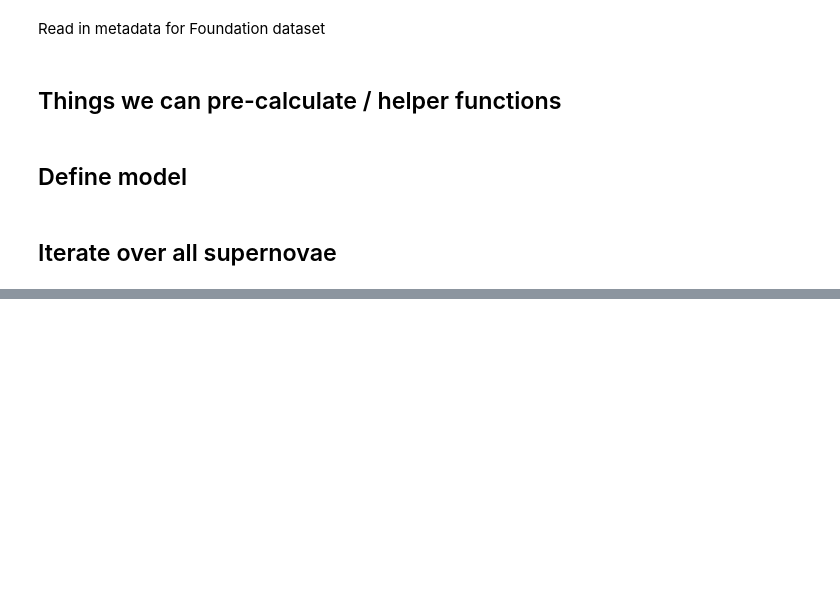
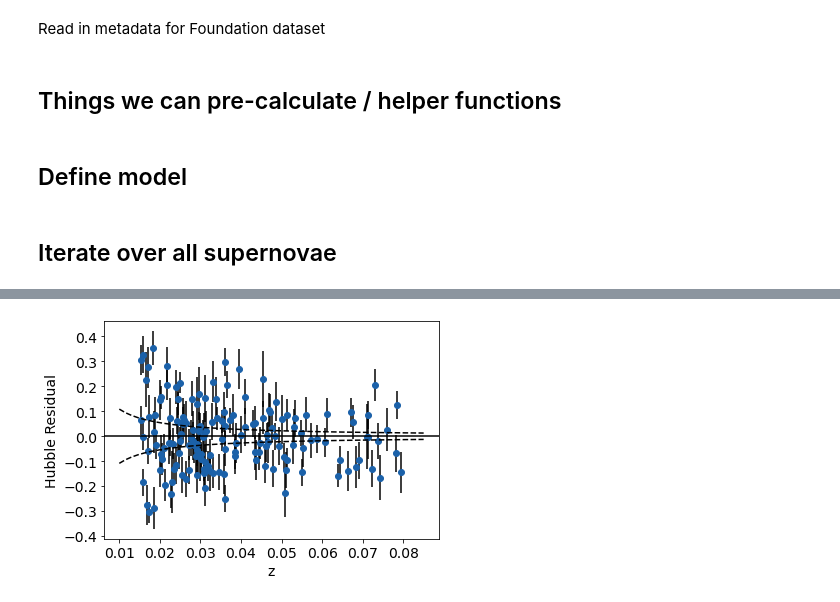
Before and after one commit to asmuzsoy/variational_bayesn, a Jupyter notebook: Foundation_Tensor_Fitting_BayeSN_Pyro.ipynb, the cells around one changed output, grey strips where cells are left out. Cells and saved outputs as stored; diff of their text form; code cells hidden in the pictures; blank space fills up the shorter version.

```diff
--- a/Foundation_Tensor_Fitting_BayeSN_Pyro.ipynb
+++ b/Foundation_Tensor_Fitting_BayeSN_Pyro.ipynb
@@ -848,0 +528,27 @@ np.savetxt("mcmc_at2016aj_samples.txt",[many_samples['mu_s'].numpy(),many_sample
+# %%
+g = plt.figure()
+plt.plot(laplace_vi_z_cmbs, laplace_vi_mus - np.array([cosmo.distmod(z).value for z in laplace_vi_z_cmbs]), 'o',color = (0.104,0.382,0.664))
+
+plt.errorbar(laplace_vi_z_cmbs, laplace_vi_mus - np.array([cosmo.distmod(z).value for z in laplace_vi_z_cmbs]), np.sqrt(laplace_vi_vars), linestyle = 'None', color = 'k')
+
+
+sigma_pec = 150
+c = 300000
+
+sigma_envelope = np.array([(5 / (z * np.log(10))) * (sigma_pec / c) for z in linspace_z])
+
+plt.plot(linspace_z, sigma_envelope, marker = 'None', linestyle = 'dashed', color = 'k')
+plt.plot(linspace_z, -sigma_envelope, marker = 'None', linestyle = 'dashed', color = 'k')
+
+plt.axhline(0., color = 'k')
+
+plt.xlabel("z", fontsize = 14)
+plt.ylabel("Hubble Residual", fontsize = 14)
+# plt.ylim(-1, 1)
+# plt.title("Foundation dataset residuals- VI initialized with Laplace", fontsize = 12)
+plt.xticks(fontsize = 14)
+plt.yticks(fontsize = 14)
+plt.show()
+g.savefig("HubbleResiduals.pdf", bbox_inches = 'tight')
+# %% [output]
+[figure, added]
```
Also changed, not shown: parts of 78 cells of this notebook.
